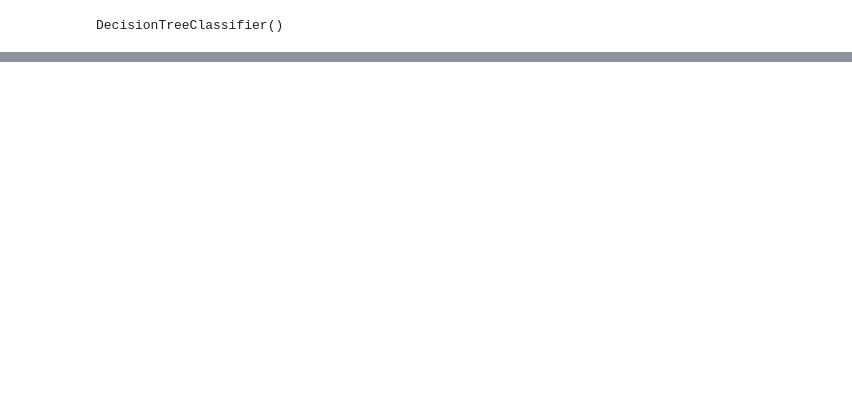
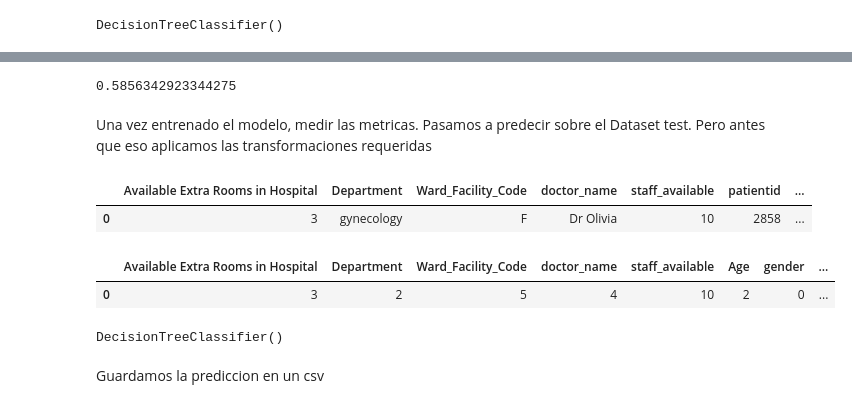
Before and after one commit to SebastianArrua/Datathon, a Jupyter notebook: ML.ipynb, the cells around one changed output, grey strips where cells are left out. Drawn from its saved outputs; the diff is of its cells as text; code cells hidden in the pictures; blank space fills up the shorter version.

```diff
--- a/ML.ipynb
+++ b/ML.ipynb
@@ -125,0 +157,24 @@ Accuracy sobre conjunto de Test: 0.6705691056910569
+# %%
+from sklearn.metrics import recall_score
+recall_score(y_train, y_train_pred, average='macro')
+# %% [output]
+0.5856342923344275
+# %% [markdown]
+<h>Una vez entrenado el modelo, medir las metricas. Pasamos a predecir sobre el Dataset test. Pero antes que eso aplicamos las transformaciones requeridas<h>
+# %%
+df_test = pd.read_csv('hospitalizaciones_test.csv')
+df_test.head(1)
+# %% [output]
+|  | Available Extra Rooms in Hospital | Department | Ward_Facility_Code | doctor_name | staff_available | patientid | ... |
+| 0 | 3 | gynecology | F | Dr Olivia | 10 | 2858 | ... |
+# %%
+df_test = ETL(df_test)
+# %%
+df_test.head(1)
+# %% [output]
+|  | Available Extra Rooms in Hospital | Department | Ward_Facility_Code | doctor_name | staff_available | Age | gender | ... |
+| 0 | 3 | 2 | 5 | 4 | 10 | 2 | 0 | ... |
+# %%
+tree.fit(X, y)
+# %% [output]
+DecisionTreeClassifier()
@@ -125,0 +183,2 @@ Accuracy sobre conjunto de Test: 0.6705691056910569
+# %% [markdown]
+<h>Guardamos la prediccion en un csv<h>
```
Also changed, not shown: parts of 36 cells of this notebook, 3 other files.
